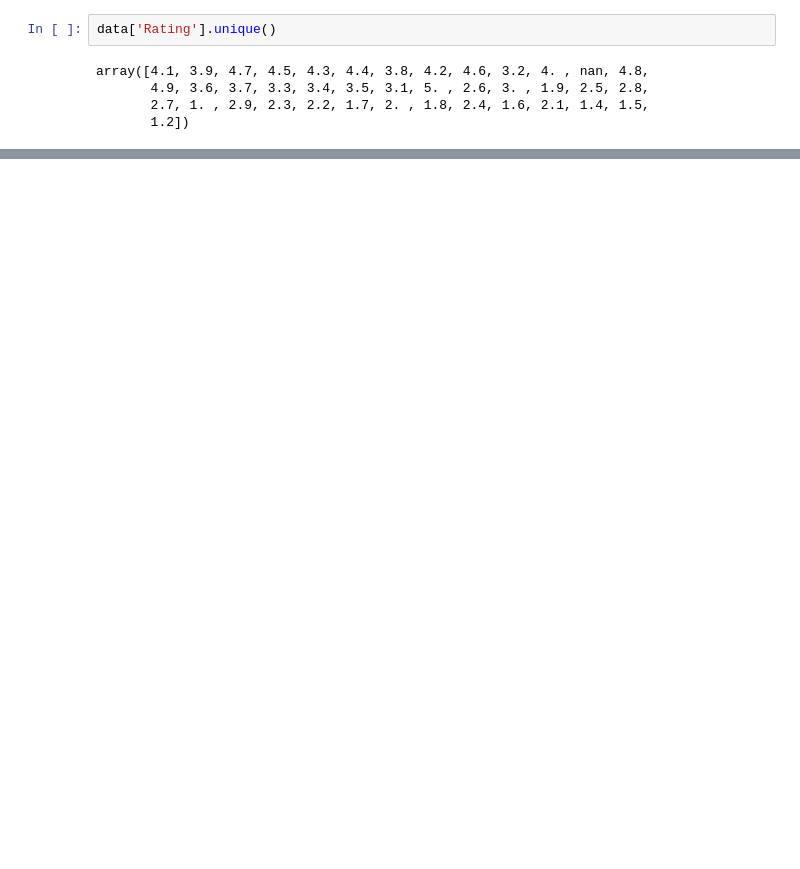
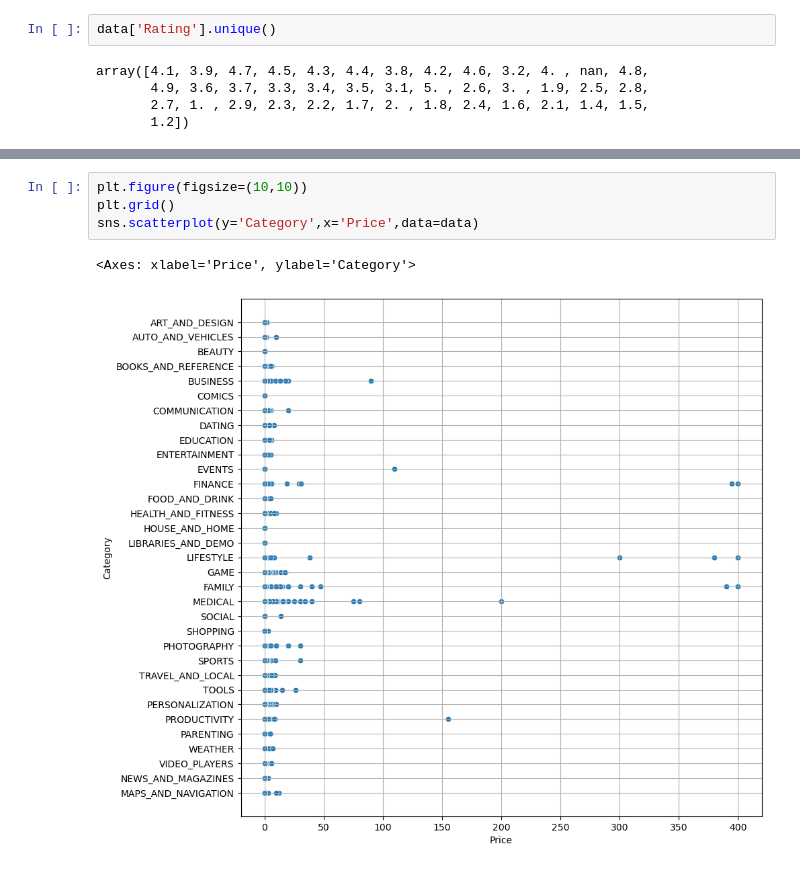
Before and after one commit to Msrevalli/EDA-Exploratory-Data-Analysis, a Jupyter notebook: Google_playstore_data_EDA.ipynb, the cells around one changed output, grey strips where cells are left out. Drawn from its saved outputs; the diff is of its cells as text; blank space fills up the shorter version.

```diff
--- a/Google_playstore_data_EDA.ipynb
+++ b/Google_playstore_data_EDA.ipynb
@@ -934,0 +969,7 @@ array([4.1, 3.9, 4.7, 4.5, 4.3, 4.4, 3.8, 4.2, 4.6, 3.2, 4. , nan, 4.8,
+# %%
+plt.figure(figsize=(10,10))
+plt.grid()
+sns.scatterplot(y='Category',x='Price',data=data)
+# %% [output]
+<Axes: xlabel='Price', ylabel='Category'>
+[figure, added]
```
Also changed, not shown: parts of 9 cells of this notebook.
